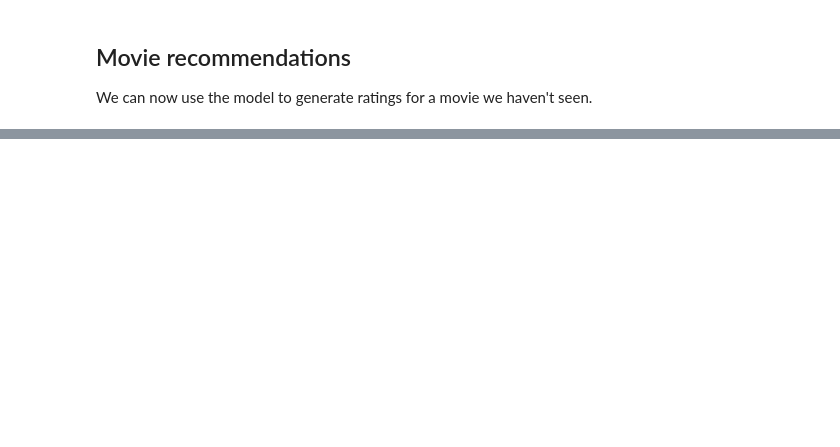
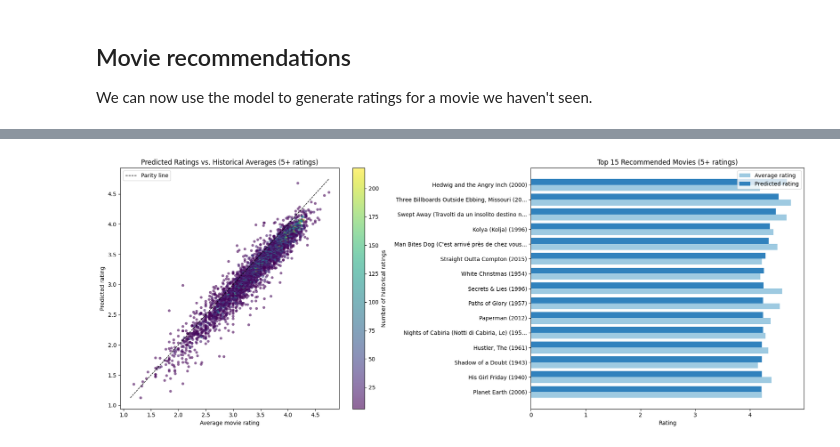
Before and after one commit to HemaNaidu91/tsm_mach_le_data, a Jupyter notebook: training/poc/graph-nn-link-regression.ipynb, the cells around one changed output, grey strips where cells are left out. Saved outputs shown, nothing was run; the diff lists cells and outputs as text; code cells hidden in the pictures; blank space fills up the shorter version.

```diff
--- a/training/poc/graph-nn-link-regression.ipynb
+++ b/training/poc/graph-nn-link-regression.ipynb
@@ -129,7 +131,7 @@ personal_ratings.append({"movieId": 593, "rating": 3.0, "userId": our_user_id})
 personal_ratings.append({"movieId": 2571, "rating": 5.0, "userId": our_user_id})
 personal_ratings.append({"movieId": 260, "rating": 3.0, "userId": our_user_id})
 personal_ratings.append({"movieId": 480, "rating": 3.0, "userId": our_user_id})
-personal_ratings.append({"movieId": 110, "rating": 2.0, "userId": our_user_id})
+personal_ratings.append({"movieId": 110, "rating": 1.0, "userId": our_user_id})
 personal_ratings.append({"movieId": 589, "rating": 4.0, "userId": our_user_id})
 personal_ratings.append({"movieId": 527, "rating": 3.0, "userId": our_user_id})
 # %% [markdown]
@@ -910,0 +931,75 @@ Top movies that influenced the prediction:
+# %%
+plot_df = comparison_summary.dropna(
+    subset=["average_movie_rating", "predicted_rating"]
+).copy()
+
+top_plot_df = (
+    plot_df.sort_values("predicted_rating", ascending=False)
+    .head(15)
+    .sort_values("predicted_rating")
+)
+
+fig, axes = plt.subplots(1, 2, figsize=(18, 7))
+
+min_rating = min(
+    plot_df["average_movie_rating"].min(),
+    plot_df["predicted_rating"].min(),
+)
+max_rating = max(
+    plot_df["average_movie_rating"].max(),
+    plot_df["predicted_rating"].max(),
+)
+
+scatter = axes[0].scatter(
+    plot_df["average_movie_rating"],
+    plot_df["predicted_rating"],
+    c=plot_df["rating_count"],
+    cmap="viridis",
+    alpha=0.6,
+    s=24,
+    edgecolors="none",
+)
+axes[0].plot(
+    [min_rating, max_rating],
+    [min_rating, max_rating],
+    linestyle="--",
+    color="black",
+    linewidth=1,
+    label="Parity line",
+)
+axes[0].set_title(
+    f"Predicted Ratings vs. Historical Averages ({minimum_rating_count}+ ratings)"
+)
+axes[0].set_xlabel("Average movie rating")
+axes[0].set_ylabel("Predicted rating")
+axes[0].legend()
+fig.colorbar(scatter, ax=axes[0], label="Number of historical ratings")
+
+y_pos = range(len(top_plot_df))
+titles = [
+    title[:45] + "..." if len(title) > 45 else title for title in top_plot_df["title"]
+]
+axes[1].barh(
+    [pos - 0.2 for pos in y_pos],
+    top_plot_df["average_movie_rating"],
+    height=0.4,
+    label="Average rating",
+    color="#9ecae1",
+)
+axes[1].barh(
+    [pos + 0.2 for pos in y_pos],
+    top_plot_df["predicted_rating"],
+    height=0.4,
+    label="Predicted rating",
+    color="#3182bd",
+)
+axes[1].set_yticks(list(y_pos))
+axes[1].set_yticklabels(titles)
+axes[1].set_xlabel("Rating")
+axes[1].set_title(f"Top 15 Recommended Movies ({minimum_rating_count}+ ratings)")
+axes[1].legend()
+
+plt.tight_layout()
+plt.show()
+# %% [output]
+[figure, added]
```
Also changed, not shown: parts of 23 cells of this notebook.
